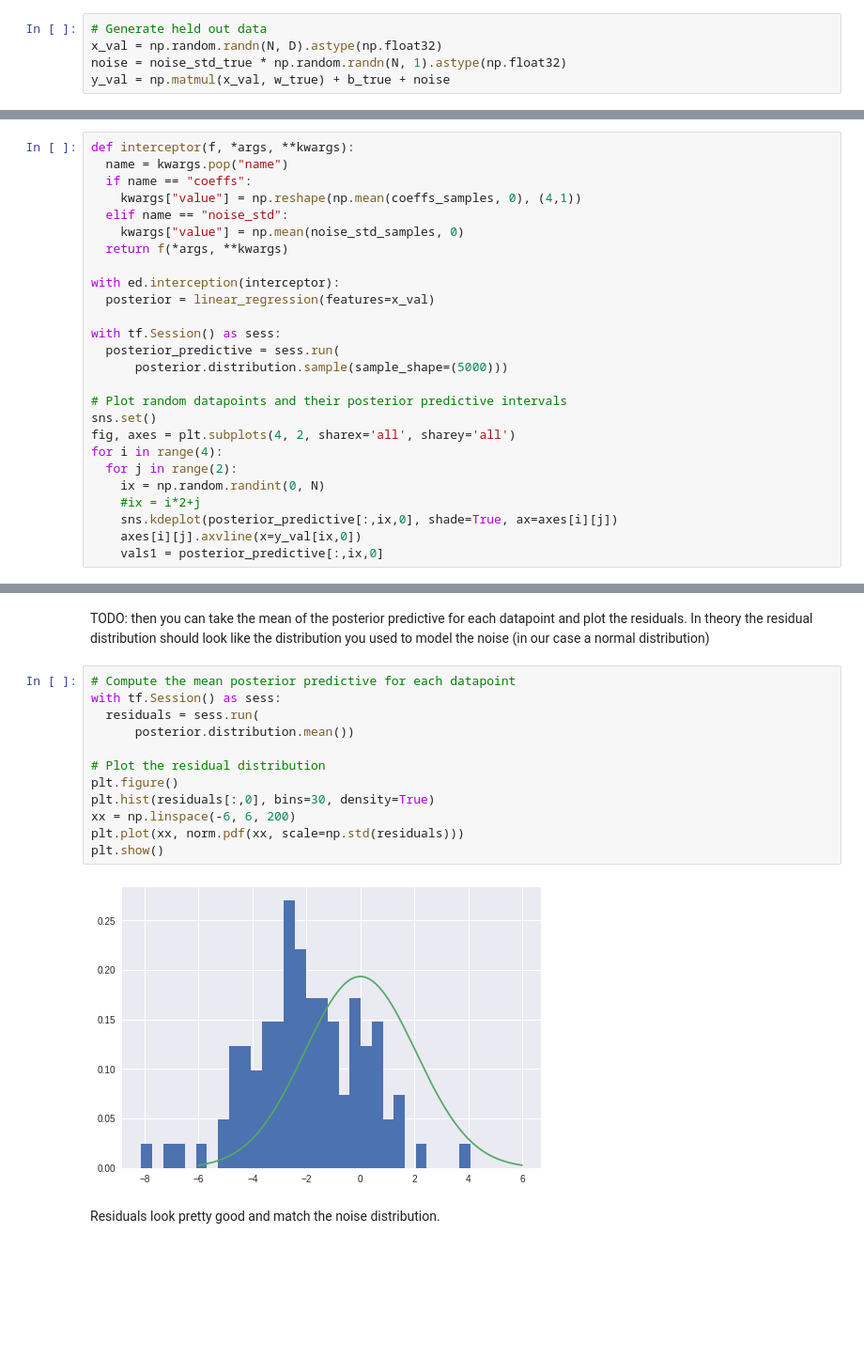
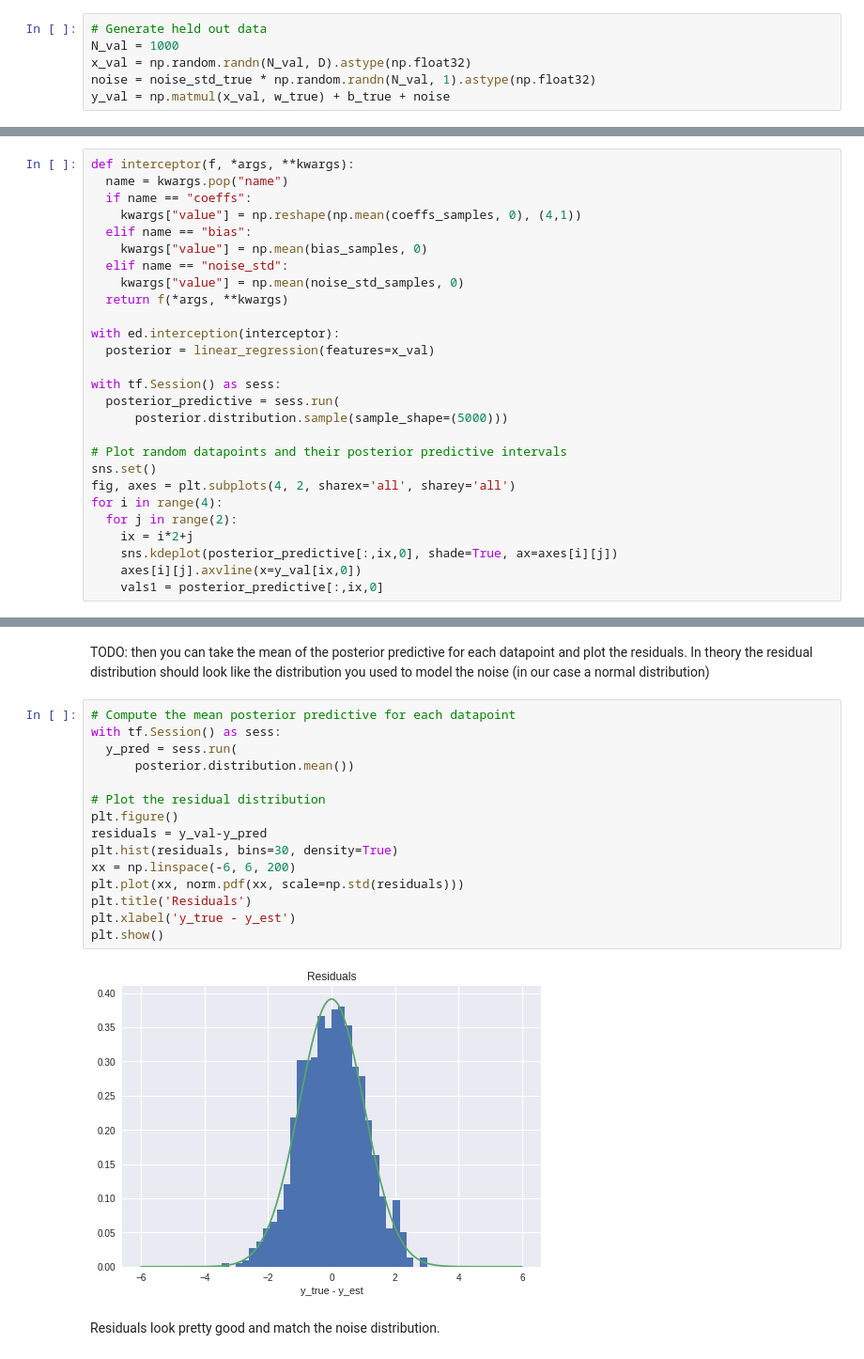
Before and after one commit to brendanhasz/tfp-bayesian-regression, a Jupyter notebook: TFP_Linear_Regression.ipynb, the cells around one changed output, grey strips where cells are left out. Shown at 94% size. Saved outputs shown, nothing was run; the diff lists cells and outputs as text; blank space fills up the shorter version.

```diff
--- a/TFP_Linear_Regression.ipynb
+++ b/TFP_Linear_Regression.ipynb
@@ -209,8 +214,9 @@ Only captures aleatoric (noise) uncertainty.
 Generate some held-out data
 # %%
 # Generate held out data
-x_val = np.random.randn(N, D).astype(np.float32)
-noise = noise_std_true * np.random.randn(N, 1).astype(np.float32)
+N_val = 1000
+x_val = np.random.randn(N_val, D).astype(np.float32)
+noise = noise_std_true * np.random.randn(N_val, 1).astype(np.float32)
 y_val = np.matmul(x_val, w_true) + b_true + noise
 # %% [markdown]
 then intercept etc
@@ -219,6 +225,8 @@ def interceptor(f, *args, **kwargs):
   name = kwargs.pop("name")
   if name == "coeffs":
     kwargs["value"] = np.reshape(np.mean(coeffs_samples, 0), (4,1))
+  elif name == "bias":
+    kwargs["value"] = np.mean(bias_samples, 0)
   elif name == "noise_std":
     kwargs["value"] = np.mean(noise_std_samples, 0)
   return f(*args, **kwargs)
@@ -235,8 +243,7 @@ sns.set()
 fig, axes = plt.subplots(4, 2, sharex='all', sharey='all')
 for i in range(4):
   for j in range(2):
-    ix = np.random.randint(0, N)
-    #ix = i*2+j
+    ix = i*2+j
     sns.kdeplot(posterior_predictive[:,ix,0], shade=True, ax=axes[i][j])
     axes[i][j].axvline(x=y_val[ix,0])
     vals1 = posterior_predictive[:,ix,0]
@@ -247,17 +254,20 @@ TODO: then you can take the mean of the posterior predictive for each datapoint
 # %%
 # Compute the mean posterior predictive for each datapoint
 with tf.Session() as sess:
-  residuals = sess.run(
+  y_pred = sess.run(
       posterior.distribution.mean())
 
 # Plot the residual distribution
 plt.figure()
-plt.hist(residuals[:,0], bins=30, density=True)
+residuals = y_val-y_pred
+plt.hist(residuals, bins=30, density=True)
 xx = np.linspace(-6, 6, 200)
 plt.plot(xx, norm.pdf(xx, scale=np.std(residuals)))
+plt.title('Residuals')
+plt.xlabel('y_true - y_est')
 plt.show()
 # %% [output]
-[figure, old version]
+[figure, new version]
 # %% [markdown]
 Residuals look pretty good and match the noise distribution.
 # %% [markdown]
```
Also changed, not shown: parts of 22 cells of this notebook.
